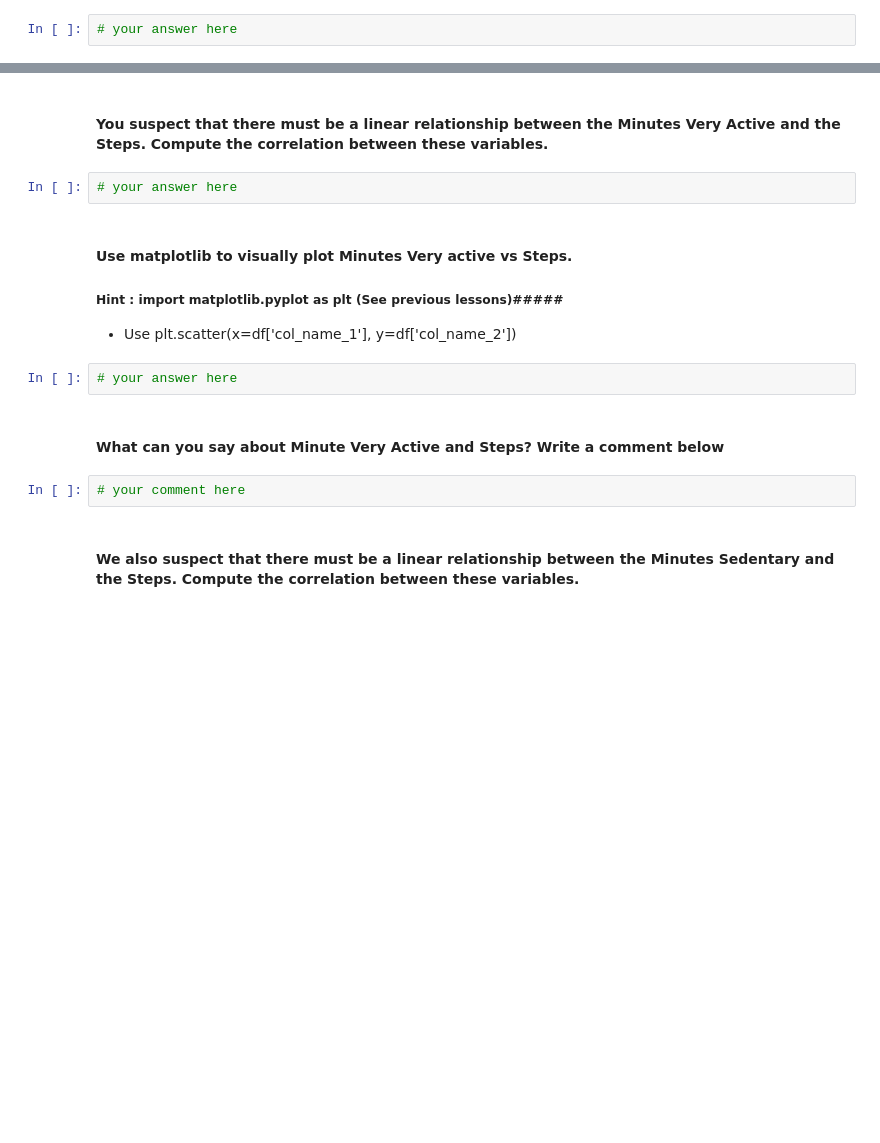
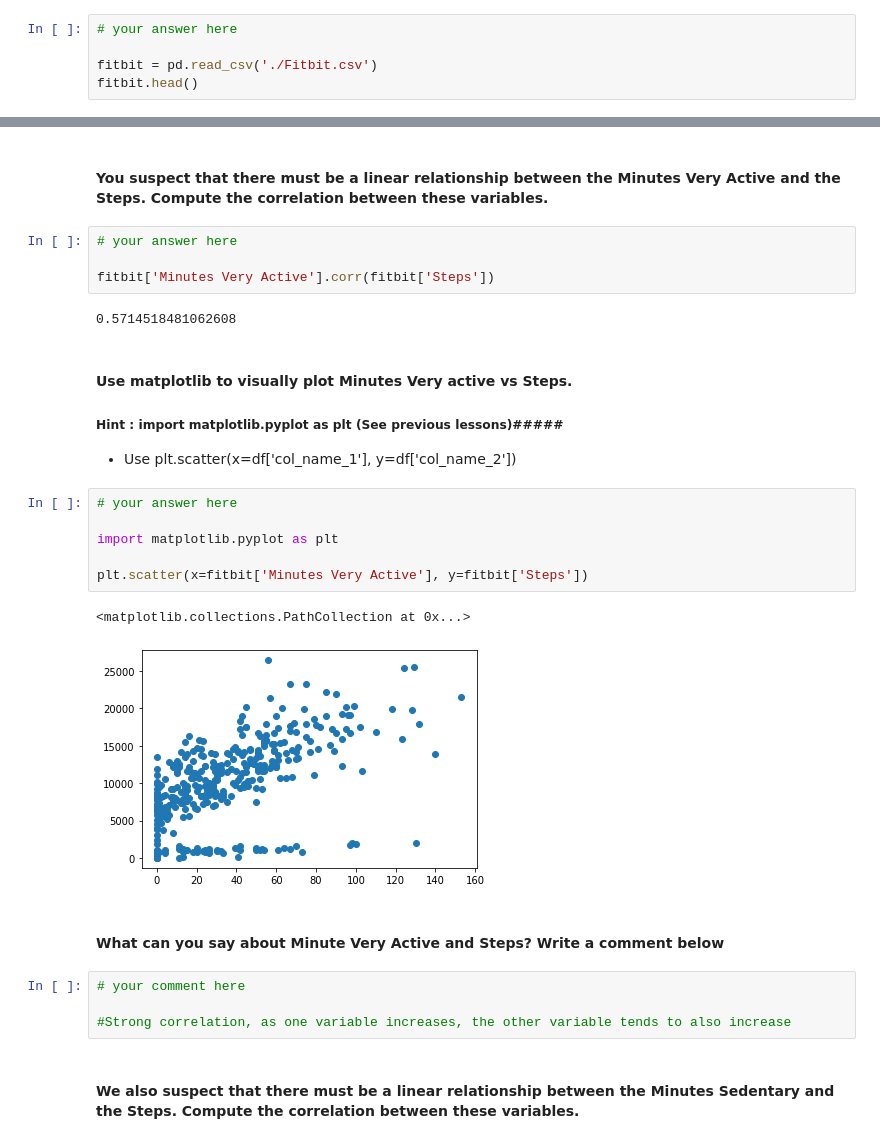
Before and after one commit to ta-datapt-bcn/lab-pivot-table-and-correlation, a Jupyter notebook: your_code/main.ipynb, the cells around one changed output, grey strips where cells are left out. Cells and saved outputs as stored; diff of their text form; blank space fills up the shorter version.

```diff
--- a/your_code/main.ipynb
+++ b/your_code/main.ipynb
@@ -70,3 +203,6 @@
 #### Open the ` Fitbit.csv` file and name your dataset `fitbit`
 # %%
 # your answer here
+
+fitbit = pd.read_csv('./Fitbit.csv')
+fitbit.head()
@@ -81,17 +254,30 @@
 #### You suspect that there must be a linear relationship between the Minutes Very Active and the Steps. Compute the correlation between these variables.
 # %%
 # your answer here
+
+fitbit['Minutes Very Active'].corr(fitbit['Steps'])
+# %% [output]
+0.5714518481062608
 # %% [markdown]
 #### Use matplotlib to visually plot Minutes Very active vs Steps.
 
 ##### Hint : import matplotlib.pyplot as plt (See previous lessons)#####
 - Use plt.scatter(x=df['col_name_1'], y=df['col_name_2'])
-# %%
-# your answer here
+# %%
+# your answer here
+
+import matplotlib.pyplot as plt
+
+plt.scatter(x=fitbit['Minutes Very Active'], y=fitbit['Steps'])
+# %% [output]
+<matplotlib.collections.PathCollection at 0x...>
+[figure, added]
 # %% [markdown]
 #### What can you say about Minute Very Active and Steps? Write a comment below
-# %%
-# your comment here
+# %%
+# your comment here
+
+#Strong correlation, as one variable increases, the other variable tends to also increase
 # %% [markdown]
 #### We also suspect that there must be a linear relationship between the Minutes Sedentary and the Steps. Compute the correlation between these variables.
 # %%
```
Also changed, not shown: parts of 44 cells of this notebook, 1 other file.
